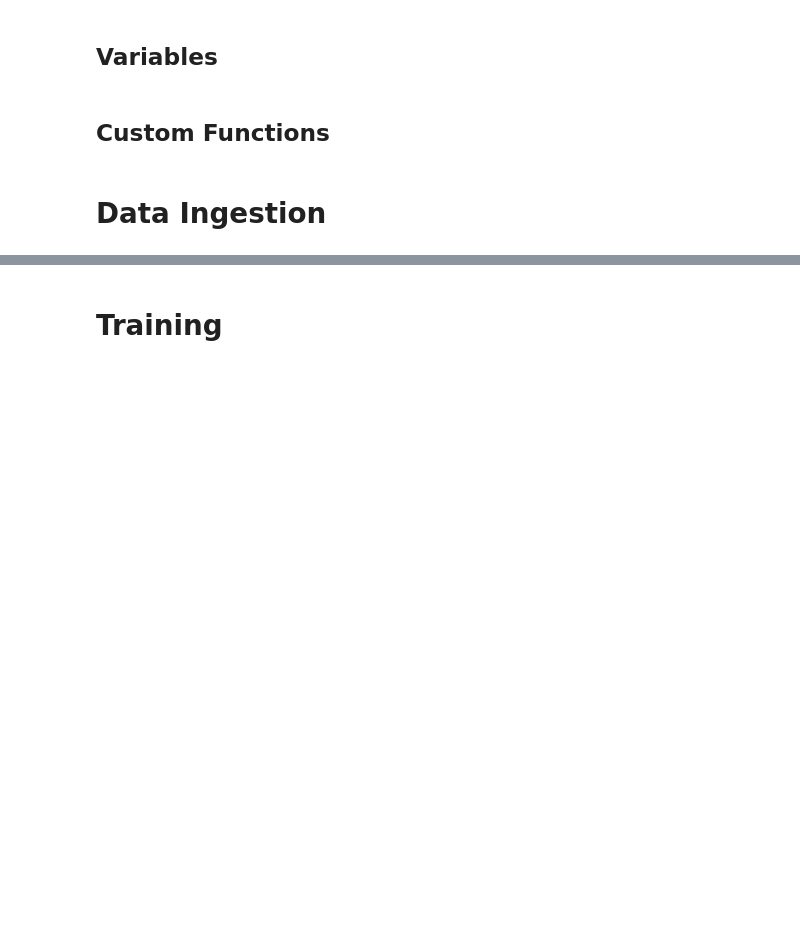
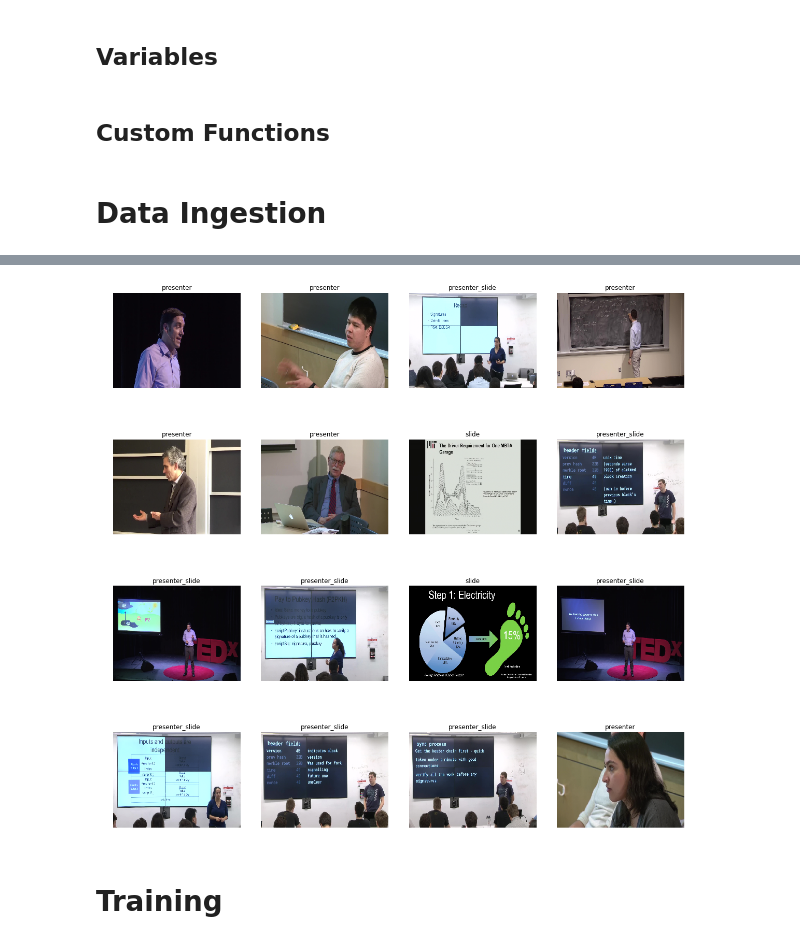
Before and after one commit to HHousen/lecture2notes, a Jupyter notebook: Models/slide-classifier/slide-classifier-fastai.ipynb, the cells around one changed output, grey strips where cells are left out. Drawn from its saved outputs; the diff is of its cells as text; code cells hidden in the pictures; blank space fills up the shorter version.

```diff
--- a/Models/slide-classifier/slide-classifier-fastai.ipynb
+++ b/Models/slide-classifier/slide-classifier-fastai.ipynb
@@ -56,5 +57,7 @@ data.classes, data.c, len(data.train_ds), len(data.valid_ds)
 # %%
-#data.show_batch(6)
+data.show_batch(6)
+# %% [output]
+[figure, added]
 # %% [markdown]
 # Training
 # %%
```
Also changed, not shown: parts of 11 cells of this notebook, 1 other file.
